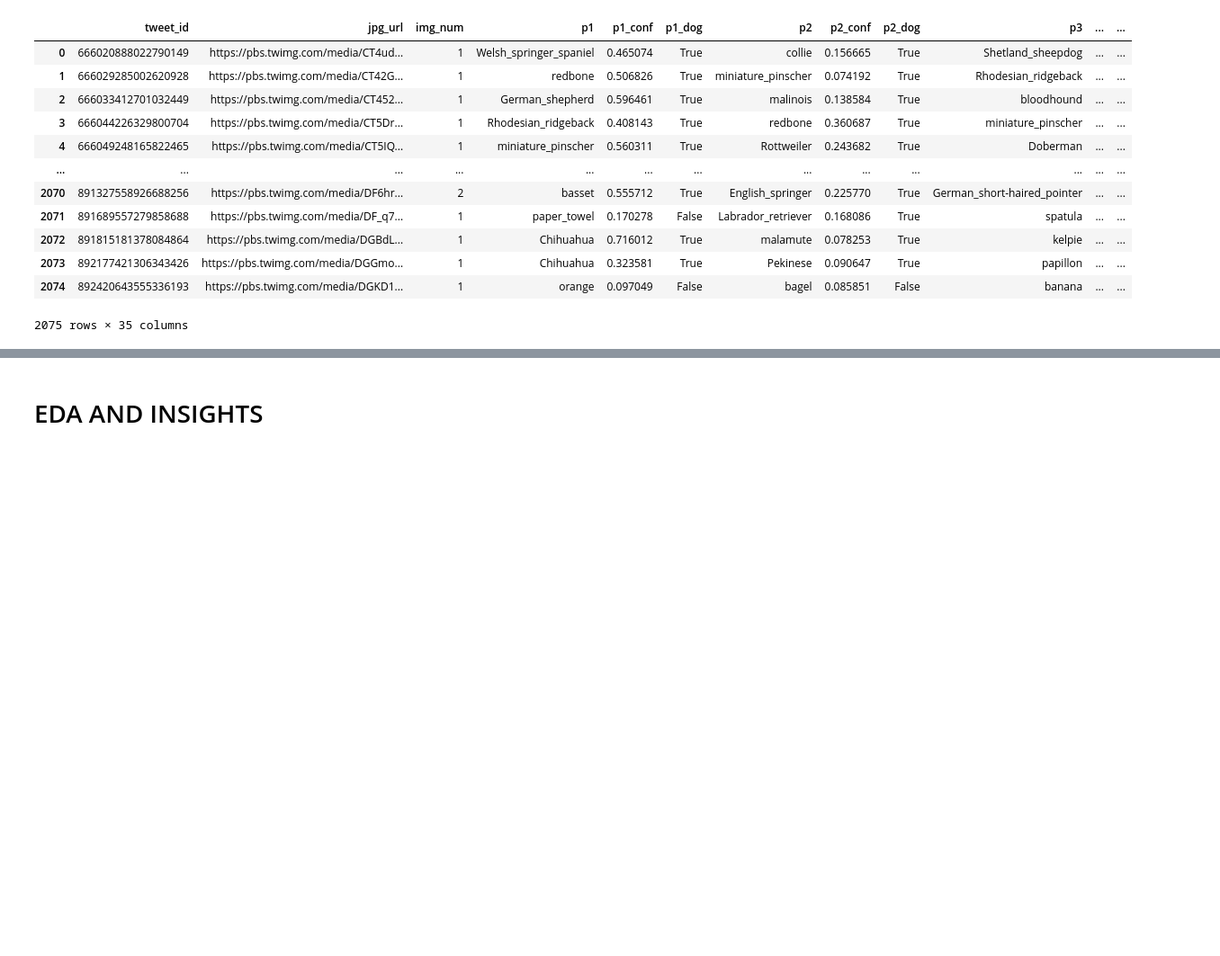
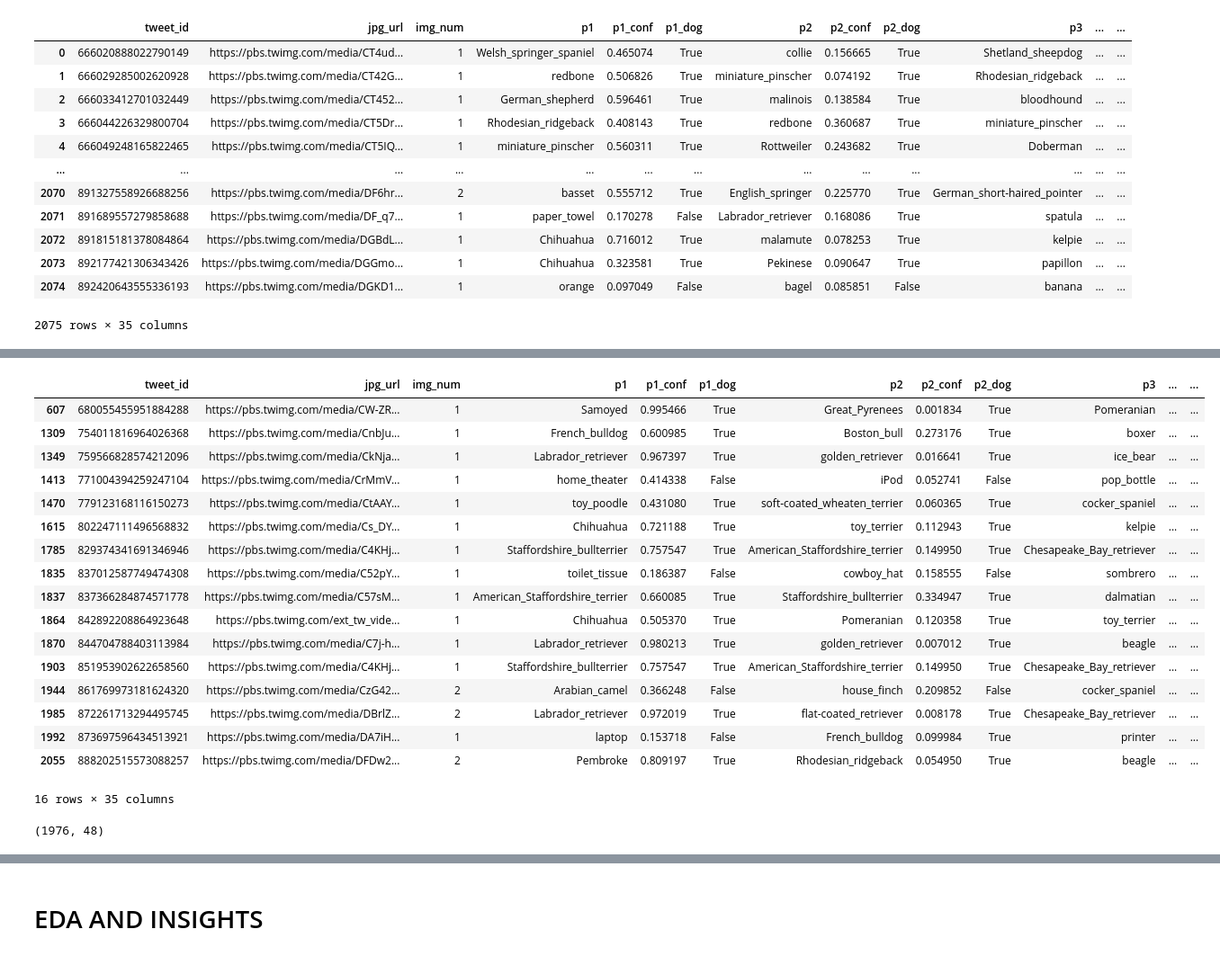
Before and after one commit to jaeycyril/Twitter_data_wrangling, a Jupyter notebook: wrangle_act.ipynb, the cells around one changed output, grey strips where cells are left out. Shown at 90% size. Cells and saved outputs as stored; diff of their text form; code cells hidden in the pictures; blank space fills up the shorter version.

```diff
--- a/wrangle_act.ipynb
+++ b/wrangle_act.ipynb
@@ -716,0 +901,38 @@ memory usage: 715.9+ KB
+# %%
+# QUALITY ISSUE 7
+
+# Some observations do not match (those 16 ids which could not be fetched from the api) (QUALITY 7)
+# There is not much to do about this as we could not get those tweets from the API.
+
+image_api_tweets[image_api_tweets.id.isnull()]
+# %% [output]
+|  | tweet_id | jpg_url | img_num | p1 | p1_conf | p1_dog | p2 | p2_conf | p2_dog | p3 | ... | ... |
+| 607 | 680055455951884288 | https://pbs.twimg.com/media/CW-ZR... | 1 | Samoyed | 0.995466 | True | Great_Pyrenees | 0.001834 | True | Pomeranian | ... | ... |
+| 1309 | 754011816964026368 | https://pbs.twimg.com/media/CnbJu... | 1 | French_bulldog | 0.600985 | True | Boston_bull | 0.273176 | True | boxer | ... | ... |
+| 1349 | 759566828574212096 | https://pbs.twimg.com/media/CkNja... | 1 | Labrador_retriever | 0.967397 | True | golden_retriever | 0.016641 | True | ice_bear | ... | ... |
+| 1413 | 771004394259247104 | https://pbs.twimg.com/media/CrMmV... | 1 | home_theater | 0.414338 | False | iPod | 0.052741 | False | pop_bottle | ... | ... |
+| 1470 | 779123168116150273 | https://pbs.twimg.com/media/CtAAY... | 1 | toy_poodle | 0.431080 | True | soft-coated_wheaten_terrier | 0.060365 | True | cocker_spaniel | ... | ... |
+| 1615 | 802247111496568832 | https://pbs.twimg.com/media/Cs_DY... | 1 | Chihuahua | 0.721188 | True | toy_terrier | 0.112943 | True | kelpie | ... | ... |
+| 1785 | 829374341691346946 | https://pbs.twimg.com/media/C4KHj... | 1 | Staffordshire_bullterrier | 0.757547 | True | American_Staffordshire_terrier | 0.149950 | True | Chesapeake_Bay_retriever | ... | ... |
+| 1835 | 837012587749474308 | https://pbs.twimg.com/media/C52pY... | 1 | toilet_tissue | 0.186387 | False | cowboy_hat | 0.158555 | False | sombrero | ... | ... |
+| 1837 | 837366284874571778 | https://pbs.twimg.com/media/C57sM... | 1 | American_Staffordshire_terrier | 0.660085 | True | Staffordshire_bullterrier | 0.334947 | True | dalmatian | ... | ... |
+| 1864 | 842892208864923648 | https://pbs.twimg.com/ext_tw_vide... | 1 | Chihuahua | 0.505370 | True | Pomeranian | 0.120358 | True | toy_terrier | ... | ... |
+| 1870 | 844704788403113984 | https://pbs.twimg.com/media/C7j-h... | 1 | Labrador_retriever | 0.980213 | True | golden_retriever | 0.007012 | True | beagle | ... | ... |
+| 1903 | 851953902622658560 | https://pbs.twimg.com/media/C4KHj... | 1 | Staffordshire_bullterrier | 0.757547 | True | American_Staffordshire_terrier | 0.149950 | True | Chesapeake_Bay_retriever | ... | ... |
+| 1944 | 861769973181624320 | https://pbs.twimg.com/media/CzG42... | 2 | Arabian_camel | 0.366248 | False | house_finch | 0.209852 | False | cocker_spaniel | ... | ... |
+| 1985 | 872261713294495745 | https://pbs.twimg.com/media/DBrlZ... | 2 | Labrador_retriever | 0.972019 | True | flat-coated_retriever | 0.008178 | True | Chesapeake_Bay_retriever | ... | ... |
+| 1992 | 873697596434513921 | https://pbs.twimg.com/media/DA7iH... | 1 | laptop | 0.153718 | False | French_bulldog | 0.099984 | True | printer | ... | ... |
+| 2055 | 888202515573088257 | https://pbs.twimg.com/media/DFDw2... | 2 | Pembroke | 0.809197 | True | Rhodesian_ridgeback | 0.054950 | True | beagle | ... | ... |
+16 rows × 35 columns
+# %%
+# QUALITY ISSUE 8
+
+# We notice that there were several unmatched ids and we now have 1976 observations:
+# down from 2153 (archive) and 2075 (image prediction) losing 177 and 99 observations
+# respectively. (QUALITY 8)
+
+# There is not much to do about this as the specs need to be satisfied: tweets with image predictions
+
+master_draft.shape
+# %% [output]
+(1976, 48)
```
Also changed, not shown: parts of 77 cells of this notebook.
